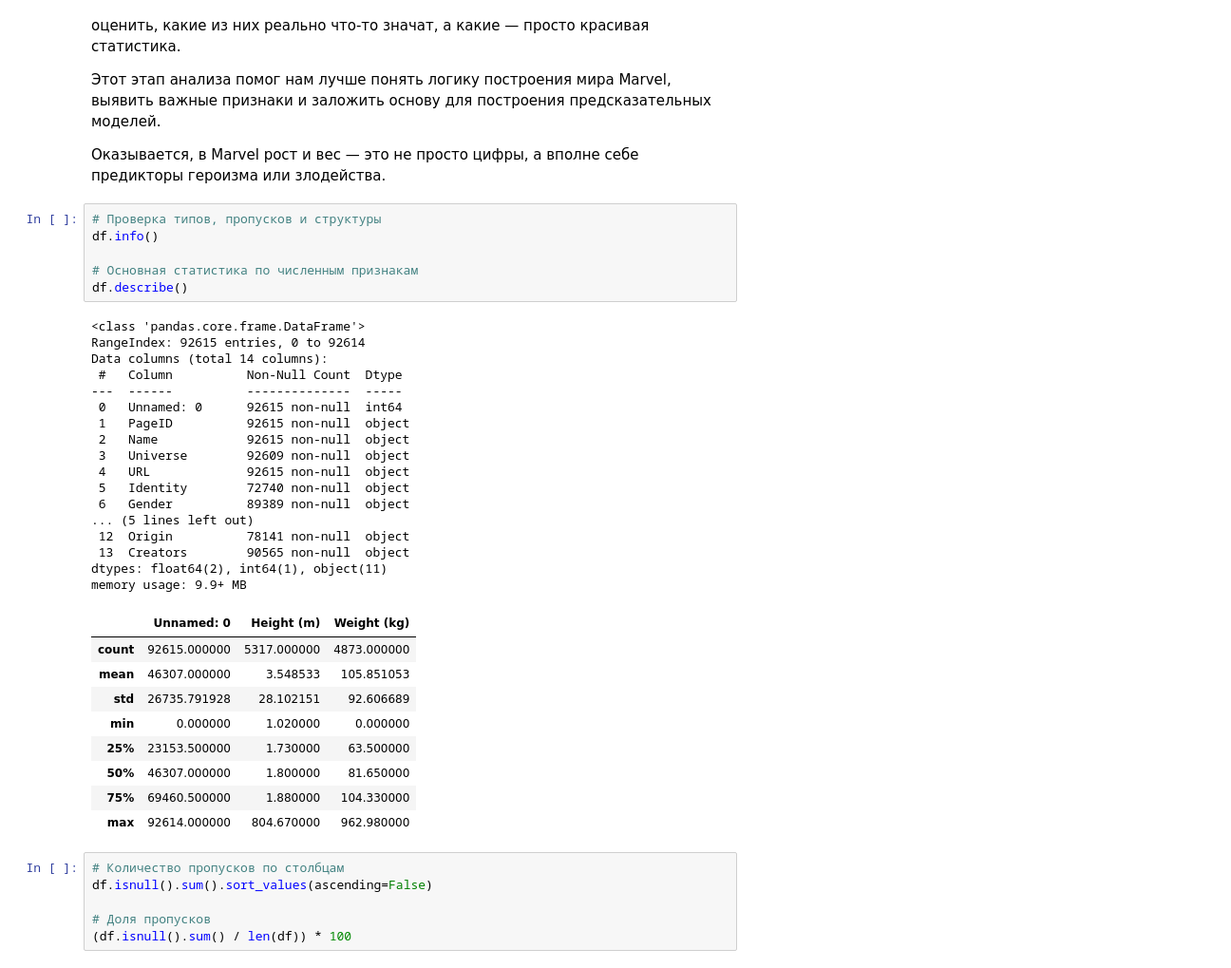
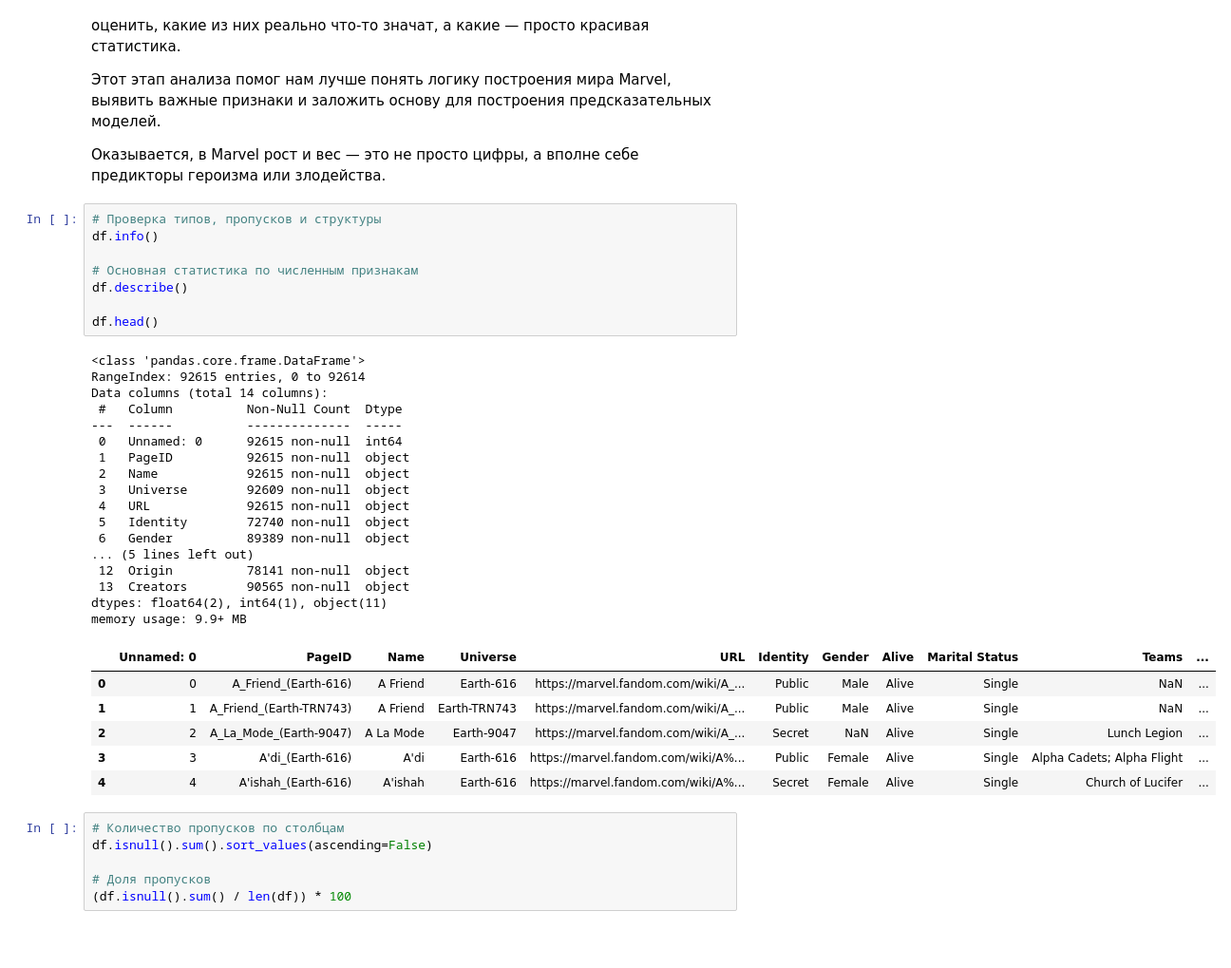
Before and after one commit to akivtt/marvel, a Jupyter notebook: visualizations.ipynb, the cells around one changed output. Shown: that part at 95% size. Saved outputs shown, nothing was run; the diff lists cells and outputs as text; blank space fills up the shorter version.

```diff
--- a/visualizations.ipynb
+++ b/visualizations.ipynb
@@ -33,36 +34,35 @@ df = pd.read_csv('marvel_characters_dataset.csv')
 # %%
 # Проверка типов, пропусков и структуры
 df.info()
 
 # Основная статистика по численным признакам
 df.describe()
+
+df.head()
 # %% [output]
 <class 'pandas.core.frame.DataFrame'>
 RangeIndex: 92615 entries, 0 to 92614
 Data columns (total 14 columns):
  #   Column          Non-Null Count  Dtype
 ---  ------          --------------  -----
  0   Unnamed: 0      92615 non-null  int64
  1   PageID          92615 non-null  object
  2   Name            92615 non-null  object
  3   Universe        92609 non-null  object
  4   URL             92615 non-null  object
  5   Identity        72740 non-null  object
  6   Gender          89389 non-null  object
 ... (5 lines left out)
  12  Origin          78141 non-null  object
  13  Creators        90565 non-null  object
 dtypes: float64(2), int64(1), object(11)
 memory usage: 9.9+ MB
-|  | Unnamed: 0 | Height (m) | Weight (kg) |
-| count | 92615.000000 | 5317.000000 | 4873.000000 |
-| mean | 46307.000000 | 3.548533 | 105.851053 |
-| std | 26735.791928 | 28.102151 | 92.606689 |
-| min | 0.000000 | 1.020000 | 0.000000 |
-| 25% | 23153.500000 | 1.730000 | 63.500000 |
-| 50% | 46307.000000 | 1.800000 | 81.650000 |
-| 75% | 69460.500000 | 1.880000 | 104.330000 |
-| max | 92614.000000 | 804.670000 | 962.980000 |
+|  | Unnamed: 0 | PageID | Name | Universe | URL | Identity | Gender | Alive | Marital Status | Teams | ... |
+| 0 | 0 | A_Friend_(Earth-616) | A Friend | Earth-616 | https://marvel.fandom.com/wiki/A_... | Public | Male | Alive | Single | NaN | ... |
+| 1 | 1 | A_Friend_(Earth-TRN743) | A Friend | Earth-TRN743 | https://marvel.fandom.com/wiki/A_... | Public | Male | Alive | Single | NaN | ... |
+| 2 | 2 | A_La_Mode_(Earth-9047) | A La Mode | Earth-9047 | https://marvel.fandom.com/wiki/A_... | Secret | NaN | Alive | Single | Lunch Legion | ... |
+| 3 | 3 | A'di_(Earth-616) | A'di | Earth-616 | https://marvel.fandom.com/wiki/A%... | Public | Female | Alive | Single | Alpha Cadets; Alpha Flight | ... |
+| 4 | 4 | A'ishah_(Earth-616) | A'ishah | Earth-616 | https://marvel.fandom.com/wiki/A%... | Secret | Female | Alive | Single | Church of Lucifer | ... |
 # %%
 # Количество пропусков по столбцам
 df.isnull().sum().sort_values(ascending=False)
```
Also changed, not shown: parts of 16 cells of this notebook, 4 other files.
